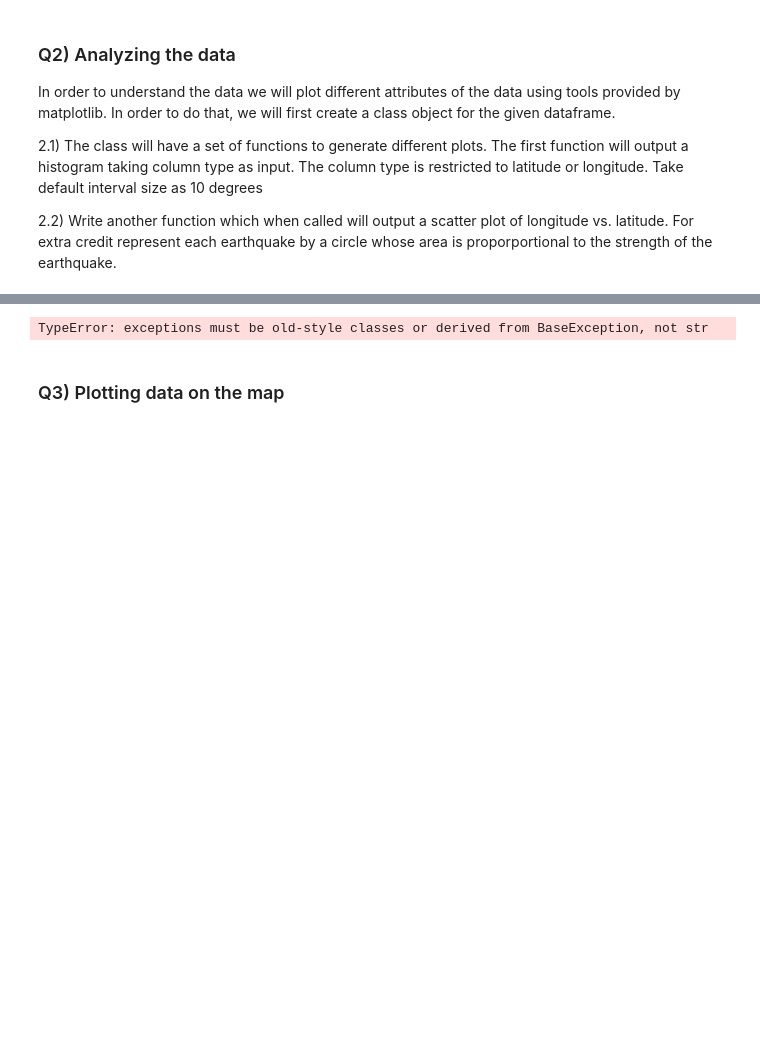
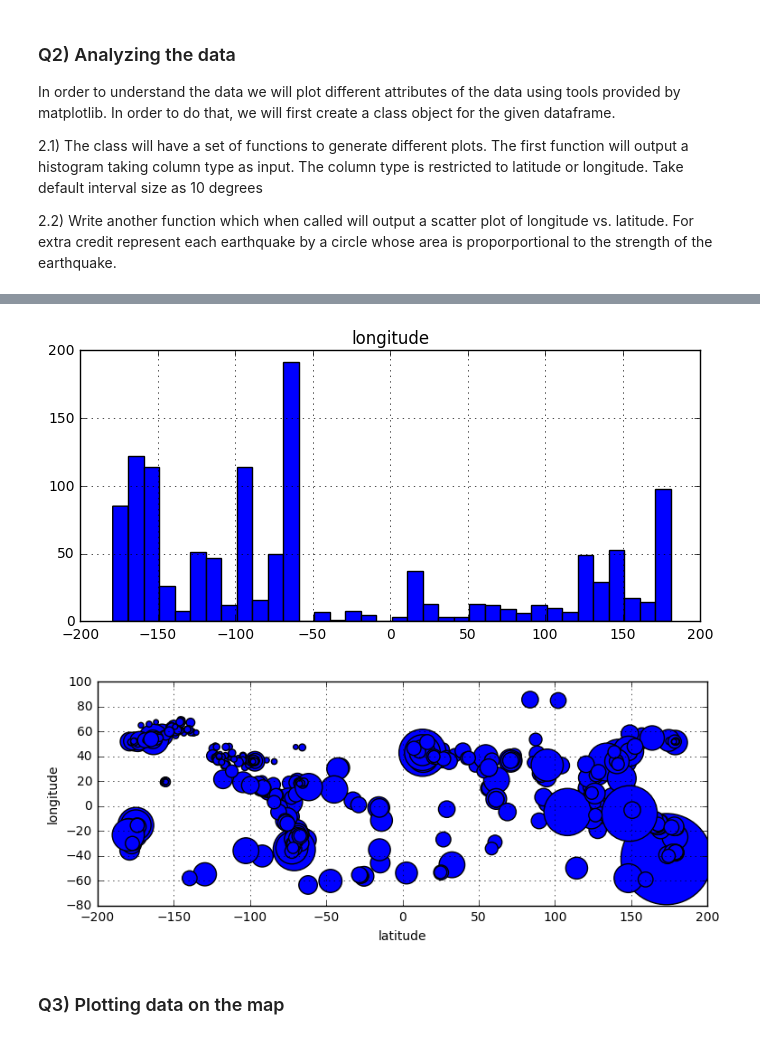
Before and after one commit to OrysyaStus/UCSD_Data_Science_and_Engineering, a Jupyter notebook: DSE200_Python_for_Data_Analysis/day_4_OOP_and_matplotlib/matplotlib/03_Matplotlib OOP Exercise.ipynb, the cells around one changed output, grey strips where cells are left out. Saved outputs shown, nothing was run; the diff lists cells and outputs as text; code cells hidden in the pictures; blank space fills up the shorter version.

```diff
--- a/DSE200_Python_for_Data_Analysis/day_4_OOP_and_matplotlib/matplotlib/03_Matplotlib OOP Exercise.ipynb
+++ b/DSE200_Python_for_Data_Analysis/day_4_OOP_and_matplotlib/matplotlib/03_Matplotlib OOP Exercise.ipynb
@@ -79,23 +79,35 @@ DF_hist(data_25)
-# %%
-class dataPlot(object):
-    """dataPlot takes a pandas dataframe as input and outputs different plots correspondng to the input dataframe"""
-
-    def __init__(self,df):
-        """Initialize variables"""
-        raise "TODO"
-
-    def histogram(self,col):
-        raise "TODO"
-
-    def scatter(self,col1,col2):
-        raise "TODO"
+# %%
+class dataPlot(object):
+    """dataPlot takes a pandas dataframe as input and outputs different plots correspondng to the input dataframe"""
+
+    def __init__(self,df):
+        """Initialize variables"""
+        self.df = df
+
+    def histogram(self,col):
+        self.col = col
+        Min = self.df[self.col].min()
+        Max = self.df[self.col].max()
+        self.df.hist(column=self.col, figsize=(8, 3.5), bins=range(int(Min), int(Max)+10, 10))
+
+    def scatter(self,col1,col2):
+        self.col1 = col1
+        self.col2 = col2
+        s = 3**self.df['mag'].values
+        fig, ax = plt.subplots(figsize=(8, 3.5))
+        ax.scatter(self.df[self.col1], self.df[self.col2], s=s)
+        plt.xlabel('latitude')
+        plt.ylabel('longitude')
+        fig.tight_layout(pad=2)
+        ax.grid(True)
 # %%
-#The folloring command should now generate a histogram and a scatter-plot
-D=dataPlot(data_45)
-D.histogram('mag')
+#The following command should now generate a histogram and a scatter-plot
+D=dataPlot(data_25)
+D.histogram('longitude')
 D.scatter('longitude','latitude')
 # %% [output]
-TypeError: exceptions must be old-style classes or derived from BaseException, not str
+[figure, added]
+[figure, added]
 # %% [markdown]
 ### Q3) Plotting data on the map ###
 # %% [markdown]
```
Also changed, not shown: parts of 6 cells of this notebook, 2 other files.
